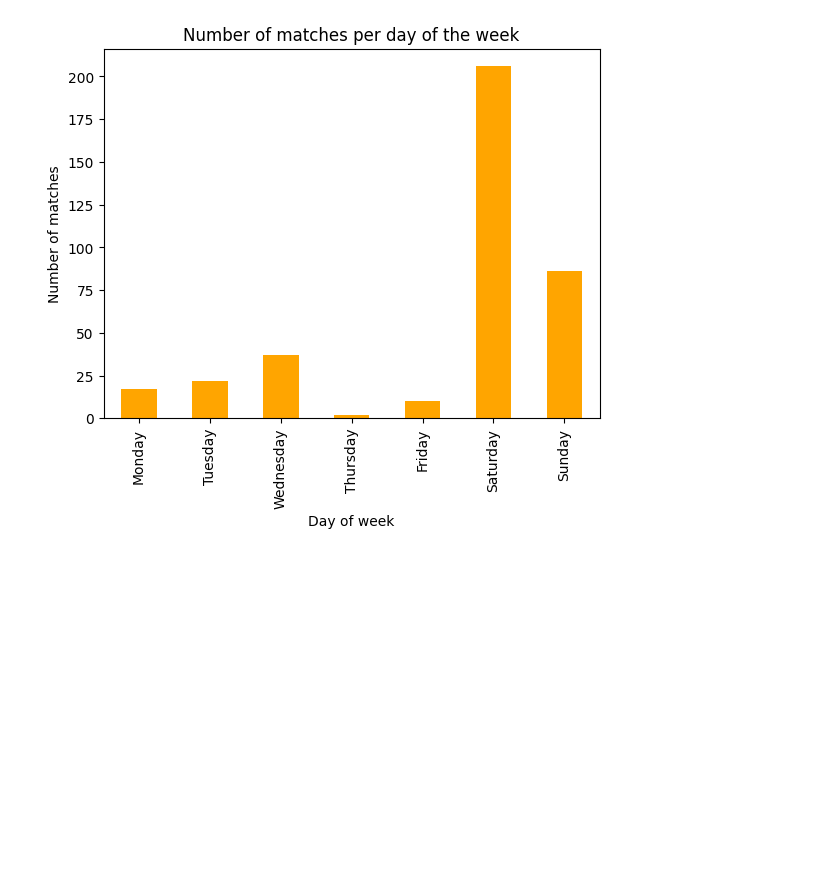
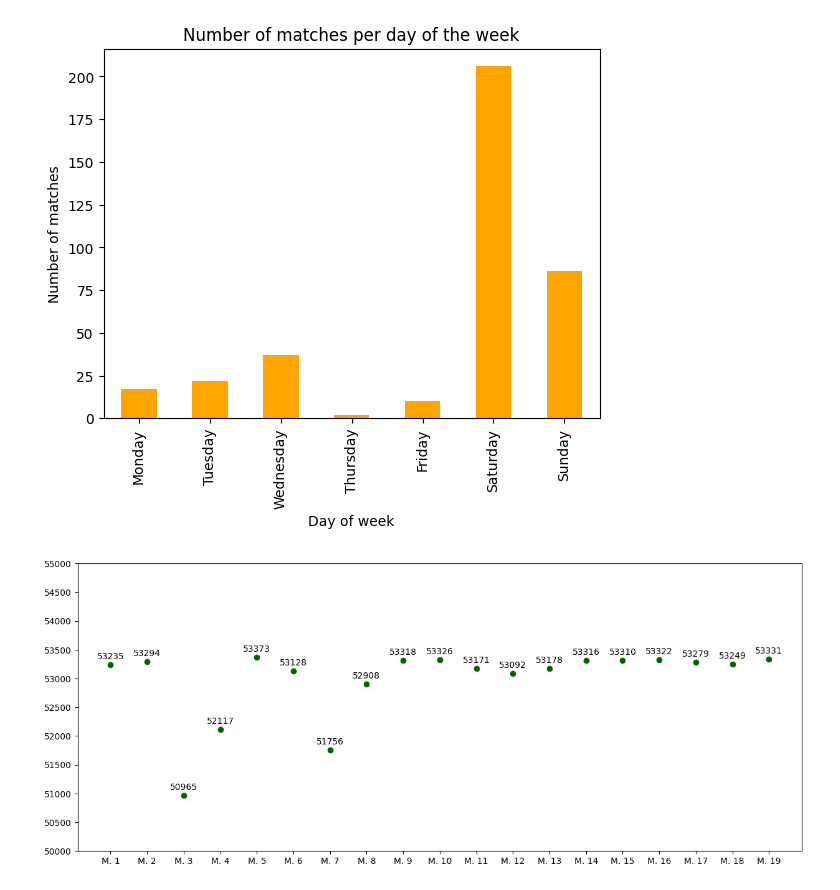
Before and after one commit to Jakub-Gulak/data-analysis-premier-league-matches, a Jupyter notebook: notebooks/analysis.ipynb, the cells around one changed output. Cells and saved outputs as stored; diff of their text form; code cells hidden in the pictures; blank space fills up the shorter version.

Commit message:
add scatter plot of attendance at anfield stadium in each match

```diff
--- a/notebooks/analysis.ipynb
+++ b/notebooks/analysis.ipynb
@@ -45,3 +45,22 @@ plt.ylabel('Number of matches')
 plt.show()
 # %% [output]
 [figure]
+# %%
+import numpy as np
+
+anfield_stadium_matches = data[data['stadium_name'] == 'Anfield (Liverpool)']
+
+match_numbers = [f'M. {i+1}' for i in range(len(anfield_stadium_matches))]
+attendance = anfield_stadium_matches['attendance']
+
+plt.figure(figsize=(15,6))
+plt.scatter(match_numbers, attendance, color='darkgreen')
+
+plt.yticks(np.arange(50000, 55001, 500))
+
+for i, value in enumerate(attendance):
+    plt.text(i, value + 100, str(int(value)), ha='center')
+
+plt.show()
+# %% [output]
+[figure, added]
```
